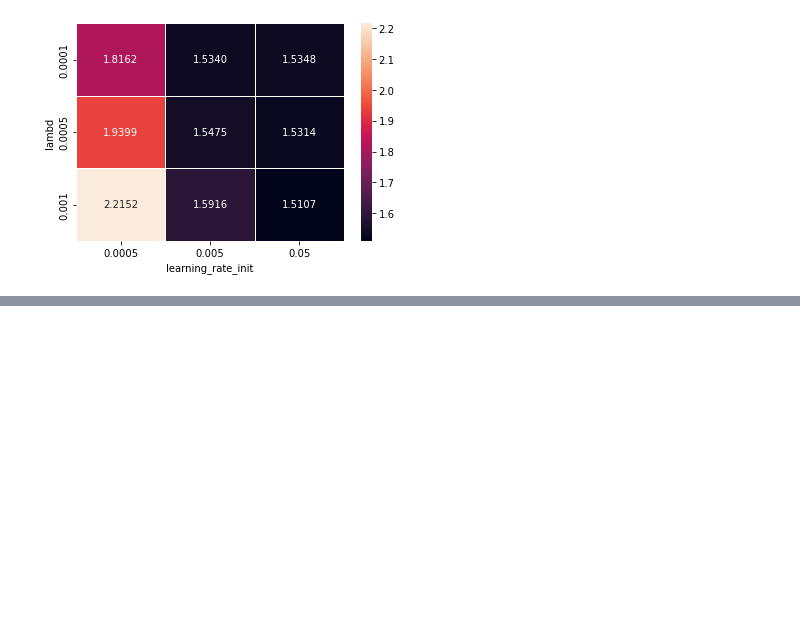
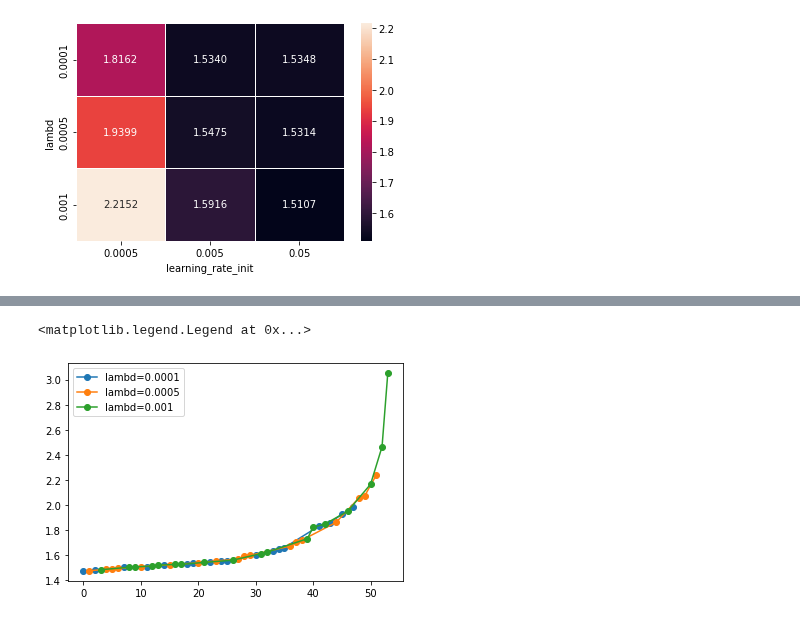
Before and after one commit to lorenzoleuzzi1/ml-project, a Jupyter notebook: gs2_params_exploring.ipynb, the cells around one changed output, grey strips where cells are left out. Drawn from its saved outputs; the diff is of its cells as text; code cells hidden in the pictures; blank space fills up the shorter version.

```diff
--- a/gs2_params_exploring.ipynb
+++ b/gs2_params_exploring.ipynb
@@ -203,0 +221,8 @@ sns.heatmap(pvt_k, annot=True, fmt=".4f", linewidths=.5)
+# %%
+plt.plot(params_df.loc[params_df['lambd']==0.0001, 'val_MEE_mean'], 'o-', label='lambd=0.0001')
+plt.plot(params_df.loc[params_df['lambd']==0.0005, 'val_MEE_mean'], 'o-', label='lambd=0.0005')
+plt.plot(params_df.loc[params_df['lambd']==0.001, 'val_MEE_mean'], 'o-', label='lambd=0.001')
+plt.legend()
+# %% [output]
+<matplotlib.legend.Legend at 0x...>
+[figure, added]
```
Also changed, not shown: parts of 16 cells of this notebook.
